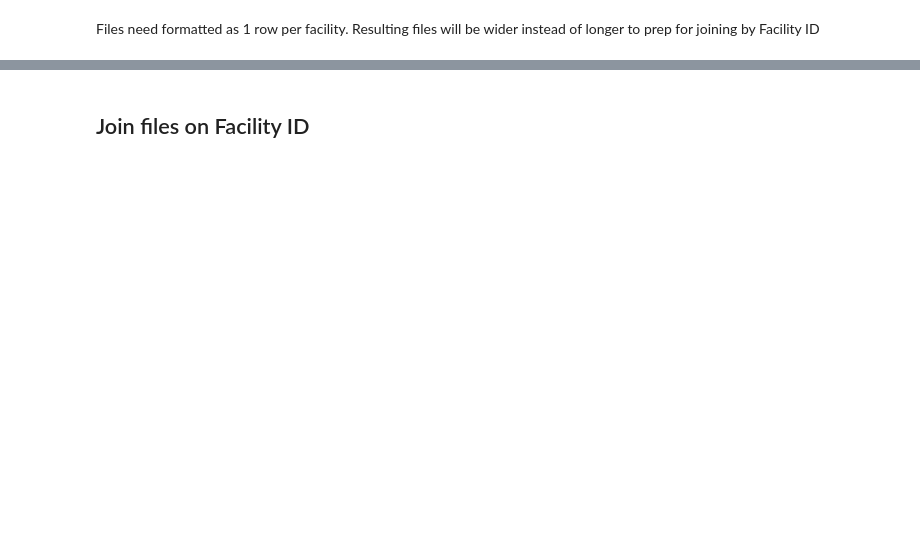
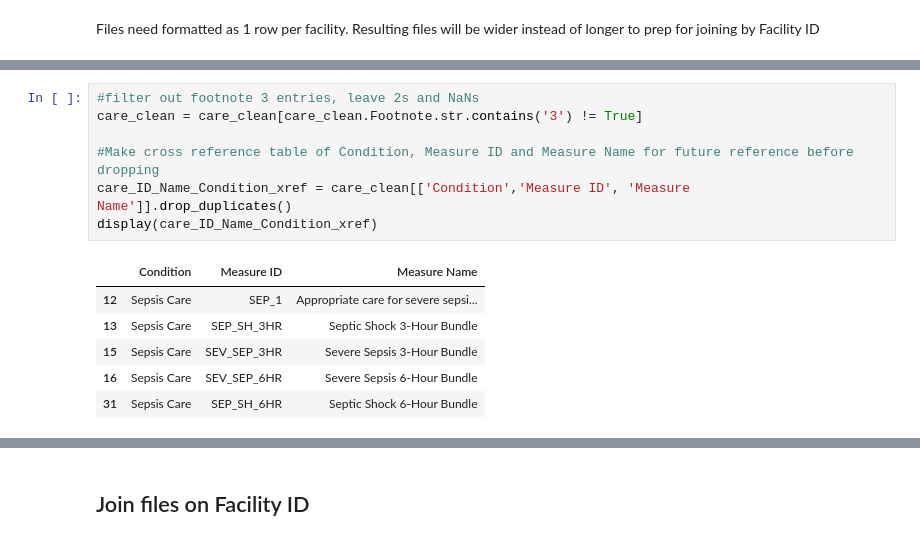
Before and after one commit to rejexx/Predicting_infection, a Jupyter notebook: 01_DataWrangling.ipynb, the cells around one changed output, grey strips where cells are left out. Saved outputs shown, nothing was run; the diff lists cells and outputs as text; blank space fills up the shorter version.

```diff
--- a/01_DataWrangling.ipynb
+++ b/01_DataWrangling.ipynb
@@ -122,0 +257,14 @@ Check there are no duplicate Facility IDs in each file (for best join results)
+# %%
+#filter out footnote 3 entries, leave 2s and NaNs
+care_clean = care_clean[care_clean.Footnote.str.contains('3') != True]
+
+#Make cross reference table of Condition, Measure ID and Measure Name for future reference before dropping
+care_ID_Name_Condition_xref = care_clean[['Condition','Measure ID', 'Measure Name']].drop_duplicates()
+display(care_ID_Name_Condition_xref)
+# %% [output]
+|  | Condition | Measure ID | Measure Name |
+| 12 | Sepsis Care | SEP_1 | Appropriate care for severe sepsi... |
+| 13 | Sepsis Care | SEP_SH_3HR | Septic Shock 3-Hour Bundle |
+| 15 | Sepsis Care | SEV_SEP_3HR | Severe Sepsis 3-Hour Bundle |
+| 16 | Sepsis Care | SEV_SEP_6HR | Severe Sepsis 6-Hour Bundle |
+| 31 | Sepsis Care | SEP_SH_6HR | Septic Shock 6-Hour Bundle |
```
Also changed, not shown: parts of 26 cells of this notebook.
